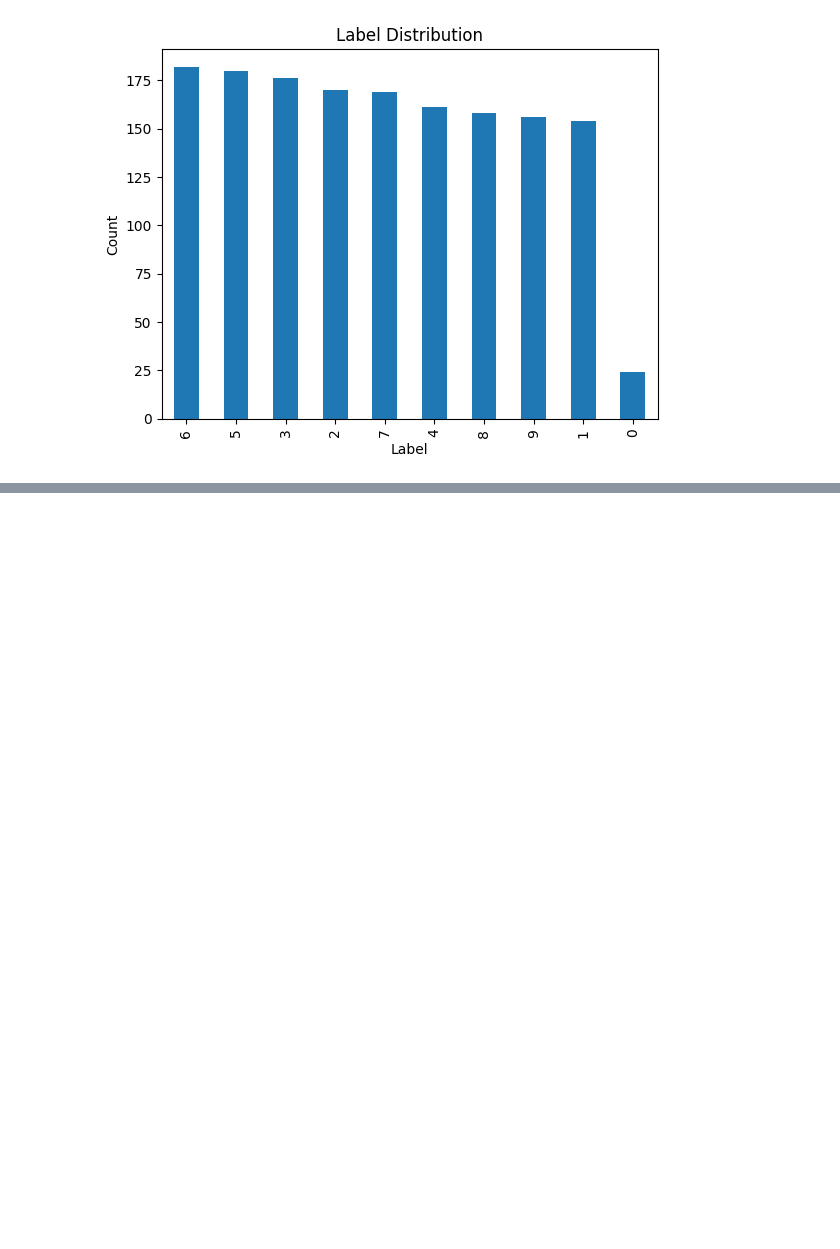
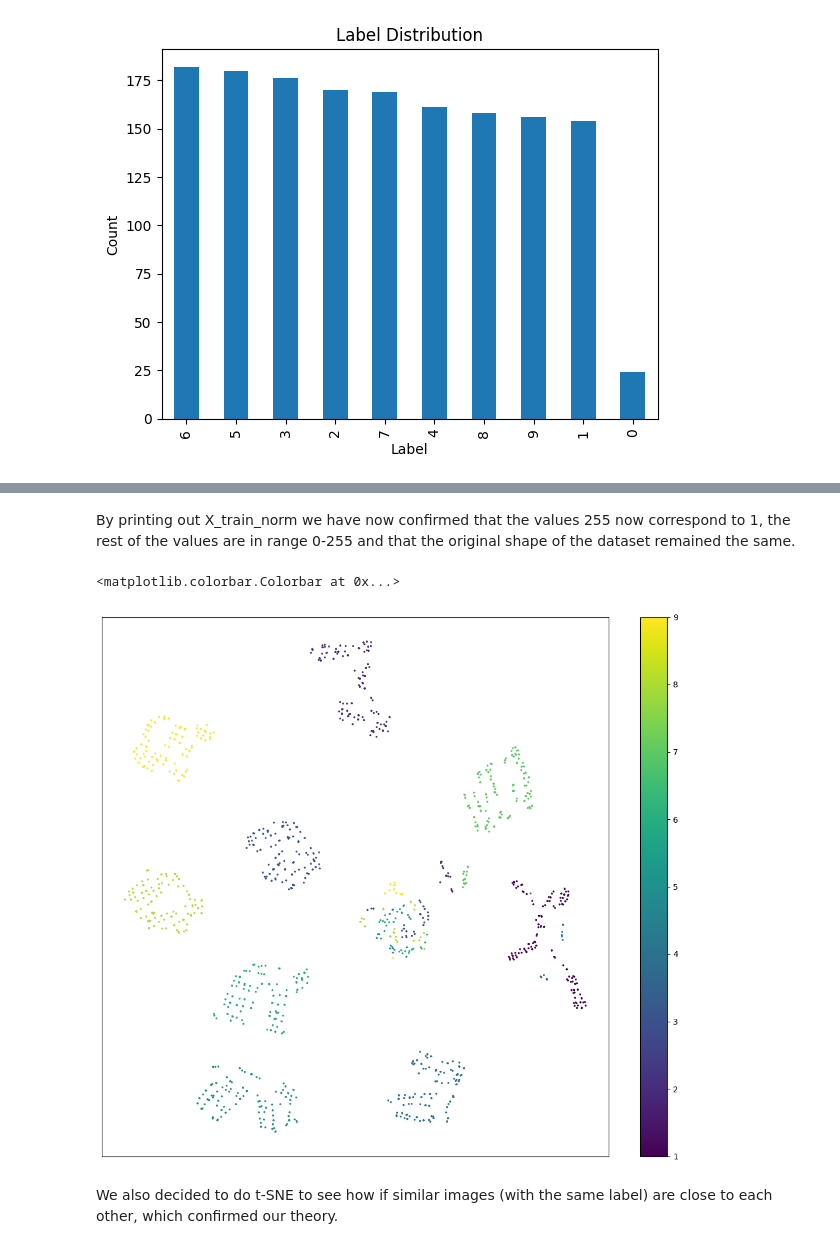
Before and after one commit to sjekic/DigitRecognizer, a Jupyter notebook: DigitRecognizer.ipynb, the cells around one changed output, grey strips where cells are left out. Drawn from its saved outputs; the diff is of its cells as text; code cells hidden in the pictures; blank space fills up the shorter version.

```diff
--- a/DigitRecognizer.ipynb
+++ b/DigitRecognizer.ipynb
@@ -61,0 +84,4 @@ When running the code snippet that visualizes the numbers, we didn't see any zer
+# %%
+y_train = df_cleaned['label']
+X_train = df_cleaned.drop(['label'], axis=1)
+print(X_train, y_train)
@@ -61,0 +106,2 @@ When running the code snippet that visualizes the numbers, we didn't see any zer
+# %%
+X_train_norm = X_train/255
@@ -61,0 +132,16 @@ When running the code snippet that visualizes the numbers, we didn't see any zer
+# %% [markdown]
+By printing out X_train_norm we have now confirmed that the values 255 now correspond to 1, the rest of the values are in range 0-255 and that the original shape of the dataset remained the same.
+# %%
+from sklearn.manifold import TSNE
+tsne = TSNE()
+tsne_res = tsne.fit_transform(X_train_norm)
+plt.figure(figsize=(14, 12))
+plt.scatter(tsne_res[:,0], tsne_res[:,1], c=y_train, s=2)
+plt.xticks([])
+plt.yticks([])
+plt.colorbar()
+# %% [output]
+<matplotlib.colorbar.Colorbar at 0x...>
+[figure, added]
+# %% [markdown]
+We also decided to do t-SNE to see how if similar images (with the same label) are close to each other, which confirmed our theory.
```
Also changed, not shown: parts of 22 cells of this notebook.
